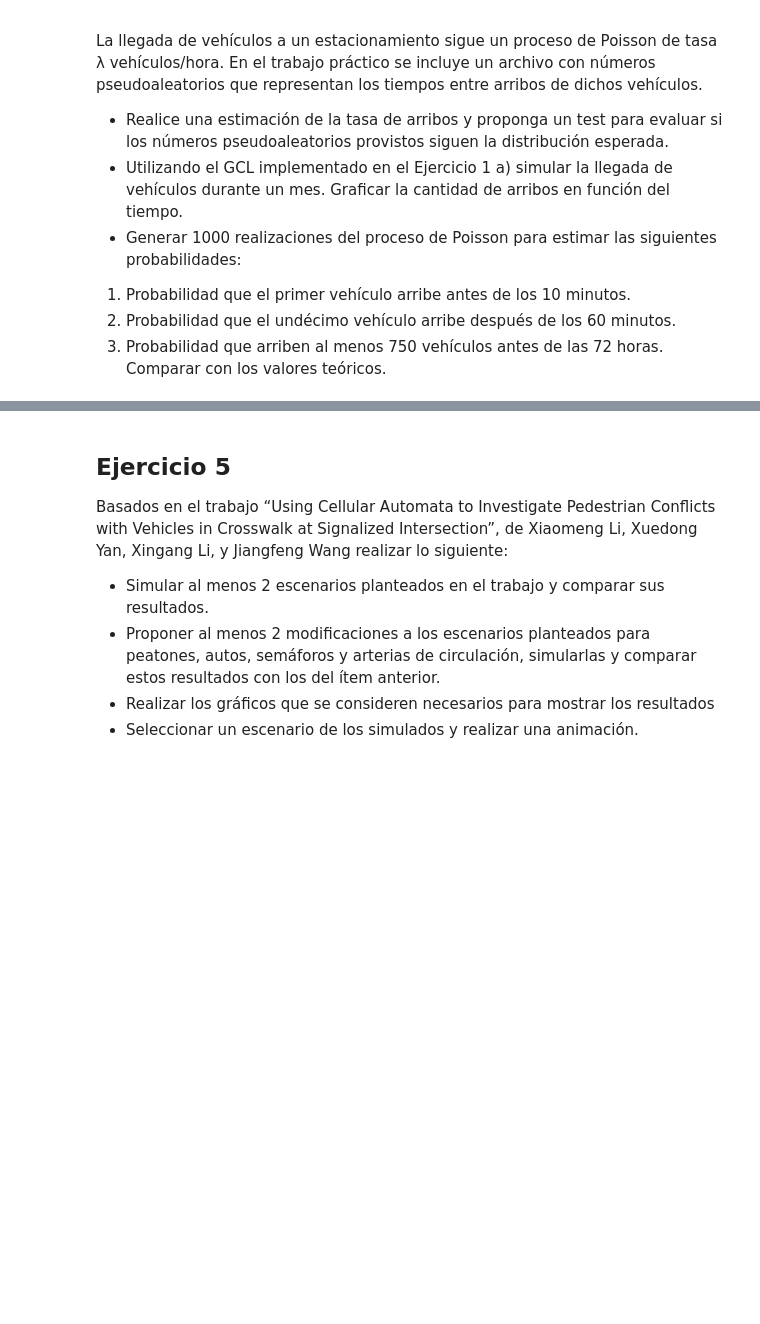
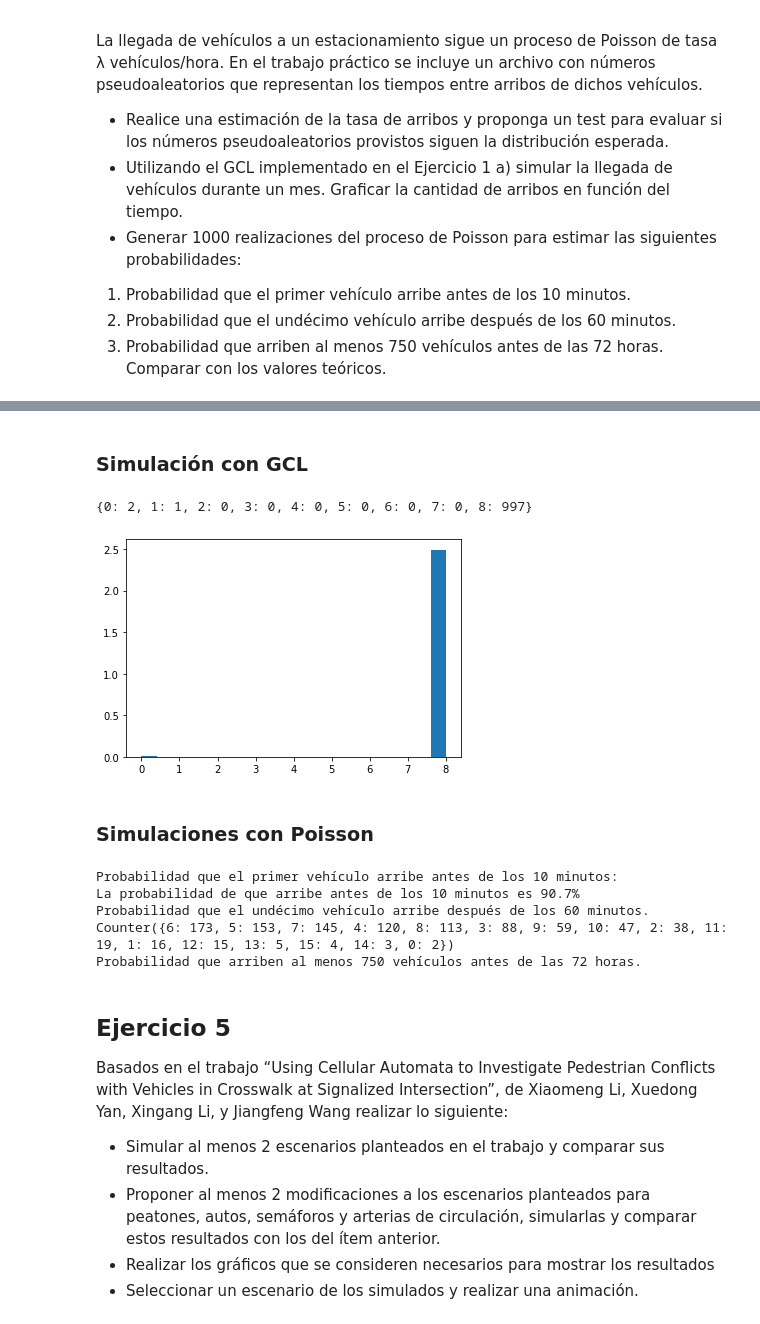
Before and after one commit to yuquimura/TP1-75.26, a Jupyter notebook: src/notebooks/TP1.ipynb, the cells around one changed output, grey strips where cells are left out. Saved outputs shown, nothing was run; the diff lists cells and outputs as text; code cells hidden in the pictures; blank space fills up the shorter version.

```diff
--- a/src/notebooks/TP1.ipynb
+++ b/src/notebooks/TP1.ipynb
@@ -287,3 +372,46 @@ Comparar con los valores teóricos.
+# %% [markdown]
+### Simulación con GCL
+# %%
+_seed = (98541 + 100033 + 95282 + 94839) / 4
+glc = GLC(module=9,
+          multiplier=4,
+          seed=0,
+          increment=1)
+dist = glc.calculate_multiple_random_with_module(1000)
+count, bins, ignored = plt.hist(dist, 20, density=True)
+plt.show()
+# %% [output]
+{0: 2, 1: 1, 2: 0, 3: 0, 4: 0, 5: 0, 6: 0, 7: 0, 8: 997}
+[figure, added]
+# %% [markdown]
+### Simulaciones con Poisson
+# %%
+from collections import Counter
+
+#1. Probabilidad que el primer vehículo arribe antes de los 10 minutos.
+print('Probabilidad que el primer vehículo arribe antes de los 10 minutos:')
+poisson = random.poisson(lam=6.06, size=1000)
+contador = 0
+for espera, repeticiones in Counter(poisson).items():
+    if espera < 10:
+        contador += repeticiones
+
+print(f'La probabilidad de que arribe antes de los 10 minutos es {contador / 10}%')
+
+
+#2. Probabilidad que el undécimo vehículo arribe después de los 60 minutos.
+print('Probabilidad que el undécimo vehículo arribe después de los 60 minutos.')
+print(Counter(poisson))
+
+
+#3. Probabilidad que arriben al menos 750 vehículos antes de las 72 horas.
+print('Probabilidad que arriben al menos 750 vehículos antes de las 72 horas.')
+# %% [output]
+Probabilidad que el primer vehículo arribe antes de los 10 minutos:
+La probabilidad de que arribe antes de los 10 minutos es 90.7%
+Probabilidad que el undécimo vehículo arribe después de los 60 minutos.
+Counter({6: 173, 5: 153, 7: 145, 4: 120, 8: 113, 3: 88, 9: 59, 10: 47, 2: 38, 11: 19, 1: 16, 12: 15, 13: 5, 15: 4, 14: 3, 0: 2})
+Probabilidad que arriben al menos 750 vehículos antes de las 72 horas.
 # %% [markdown]
 ## Ejercicio 5
 
```
Also changed, not shown: parts of 12 cells of this notebook, 1 other file.
